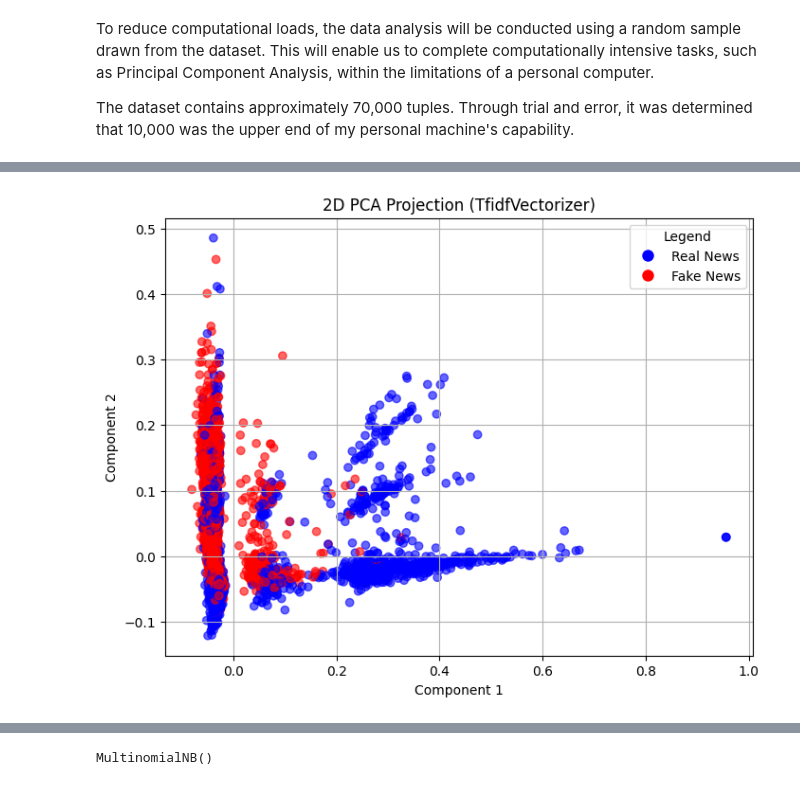
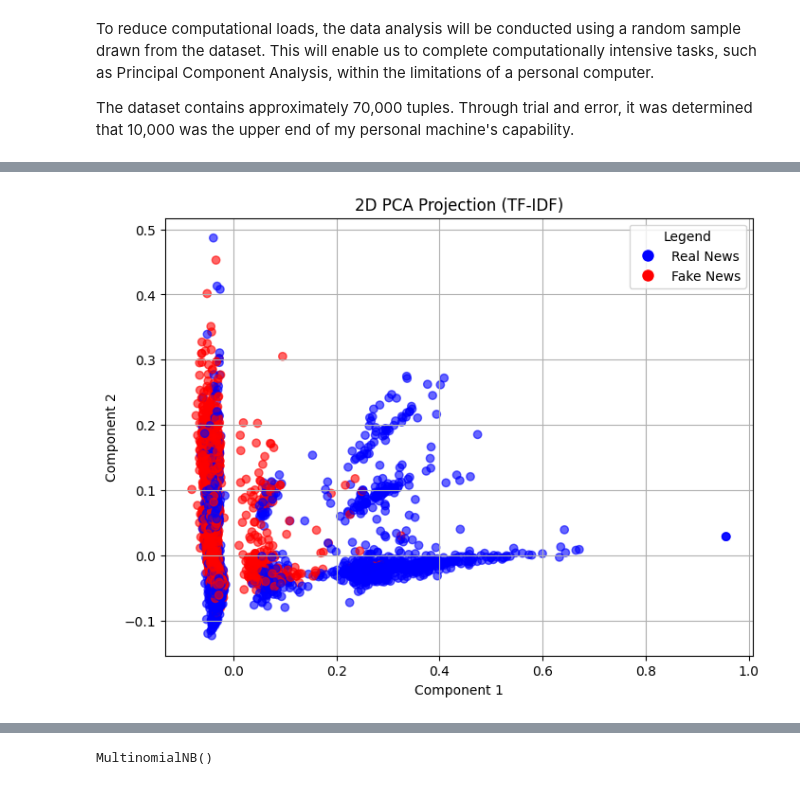
Before and after one commit to link1226/CAP4770-Project, a Jupyter notebook: notebooks/JoesNotebook.ipynb, the cells around one changed output, grey strips where cells are left out. Cells and saved outputs as stored; diff of their text form; code cells hidden in the pictures.

```diff
--- a/notebooks/JoesNotebook.ipynb
+++ b/notebooks/JoesNotebook.ipynb
@@ -322,8 +491,8 @@ Cluster Predictiveness Evaluation:
 # %%
 # Visualize Data (TF-IDF Vectorizer) and Plot with 2D PCA
 tfidf_vectorizer = TfidfVectorizer(stop_words='english', min_df=2)
 
 pca, x_pca = vectorize_and_reduce(titles_sample, tfidf_vectorizer, 2)
-plot_pca_projection(x_pca, labels_sample, vec_name="TfidfVectorizer")
+plot_pca_projection(x_pca, labels_sample, vec_name="TF-IDF")
 # %% [output]
-[figure, old version]
+[figure, new version]
```
Also changed, not shown: parts of 59 cells of this notebook.
